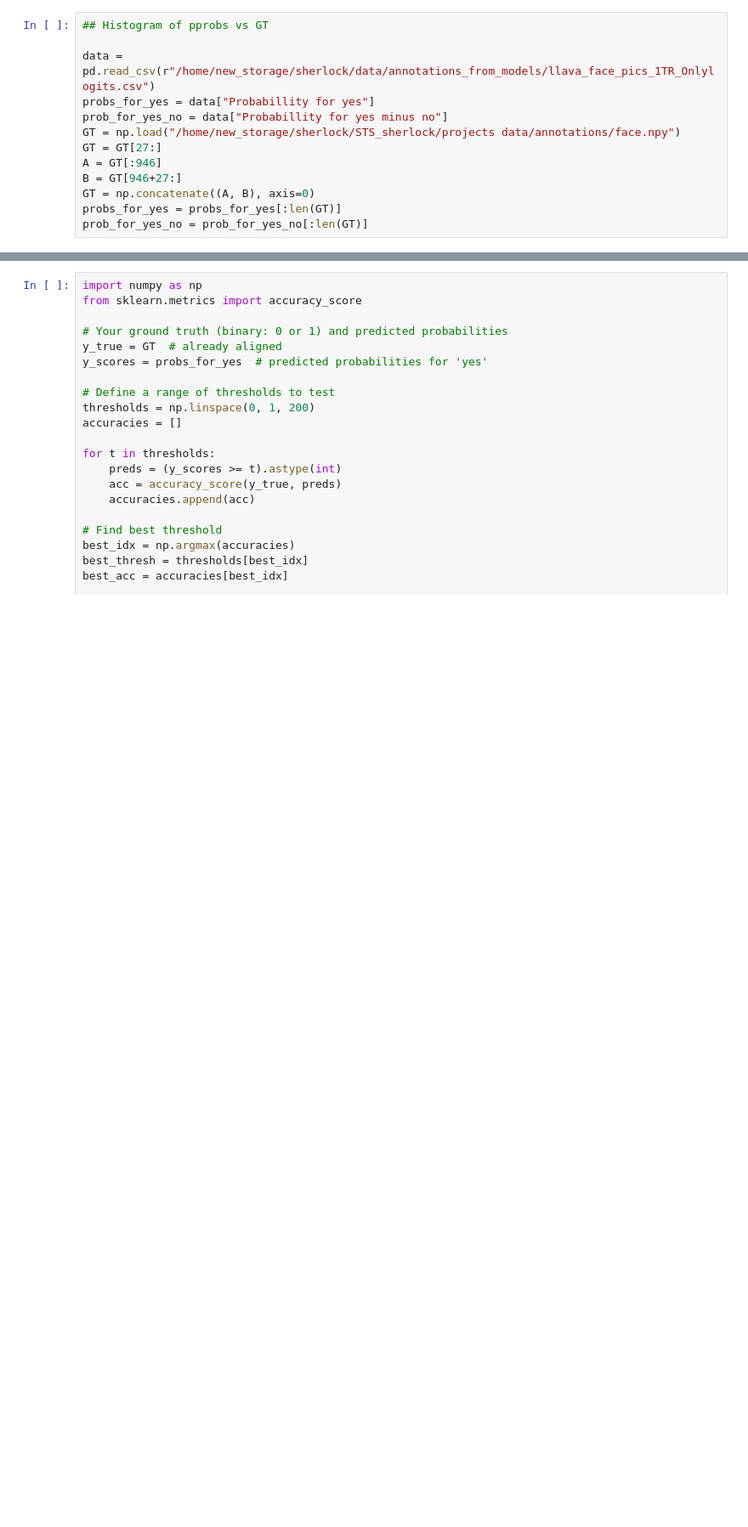
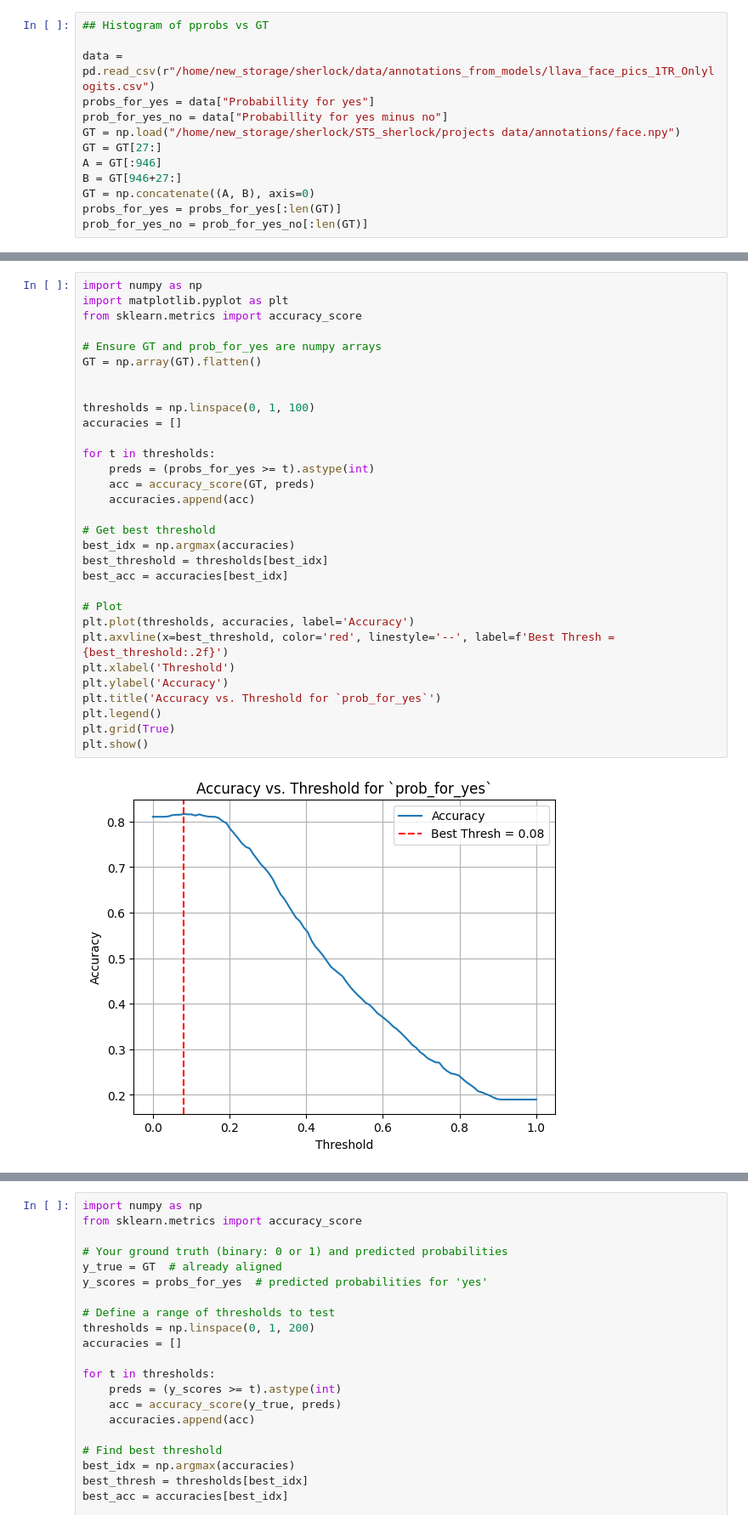
Before and after one commit to itaipeleg1/STS_sherlock, a Jupyter notebook: testing_cleaned.ipynb, the cells around one changed output, grey strips where cells are left out. Shown at 85% size. Drawn from its saved outputs; the diff is of its cells as text; blank space fills up the shorter version.

```diff
--- a/testing_cleaned.ipynb
+++ b/testing_cleaned.ipynb
@@ -48,3 +47,36 @@ Error:
+# %%
+import numpy as np
+import matplotlib.pyplot as plt
+from sklearn.metrics import accuracy_score
+
+# Ensure GT and prob_for_yes are numpy arrays
+GT = np.array(GT).flatten()
+
+
+thresholds = np.linspace(0, 1, 100)
+accuracies = []
+
+for t in thresholds:
+    preds = (probs_for_yes >= t).astype(int)
+    acc = accuracy_score(GT, preds)
+    accuracies.append(acc)
+
+# Get best threshold
+best_idx = np.argmax(accuracies)
+best_threshold = thresholds[best_idx]
+best_acc = accuracies[best_idx]
+
+# Plot
+plt.plot(thresholds, accuracies, label='Accuracy')
+plt.axvline(x=best_threshold, color='red', linestyle='--', label=f'Best Thresh = {best_threshold:.2f}')
+plt.xlabel('Threshold')
+plt.ylabel('Accuracy')
+plt.title('Accuracy vs. Threshold for `prob_for_yes`')
+plt.legend()
+plt.grid(True)
+plt.show()
+# %% [output]
+[figure, added]
 # %%
 prob_for_yes_no = np.array(prob_for_yes_no)
 GT = np.array(GT).flatten()
```
Also changed, not shown: parts of 2 cells of this notebook, 1 other file.
